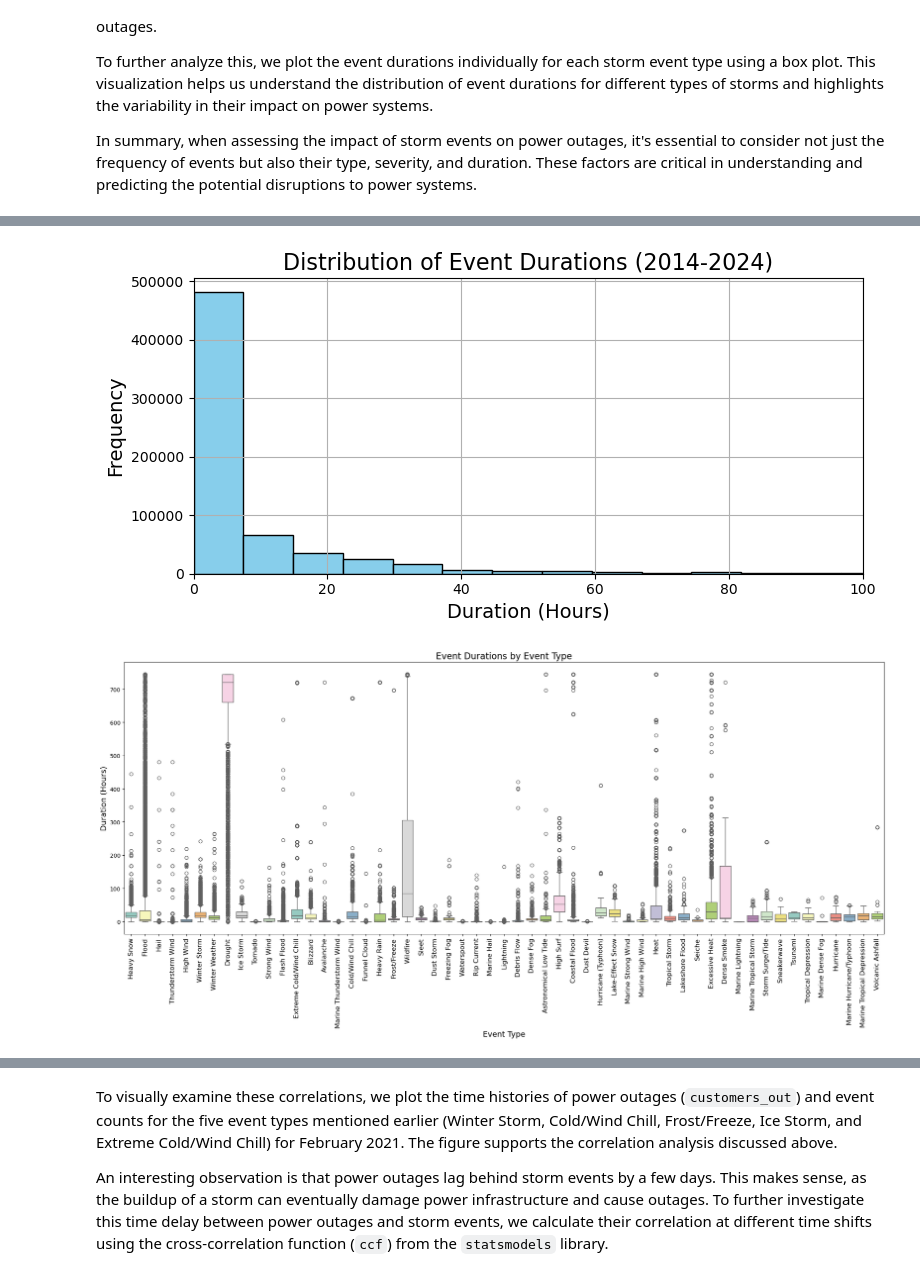
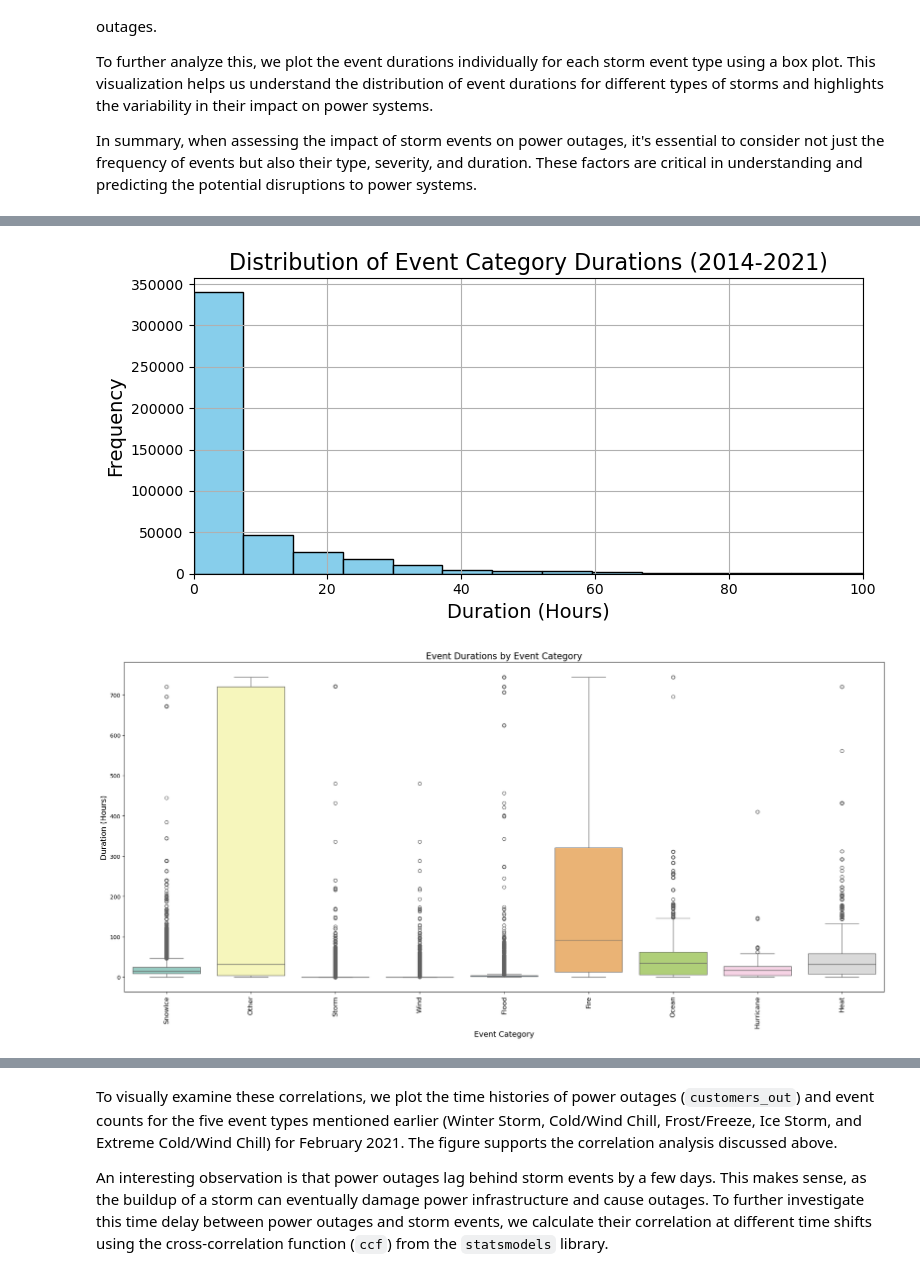
Before and after one commit to aarondweinberg/predictingpoweroutages, a Jupyter notebook: Aaron/EDA_AW.ipynb, the cells around one changed output, grey strips where cells are left out. Saved outputs shown, nothing was run; the diff lists cells and outputs as text; code cells hidden in the pictures.

```diff
--- a/Aaron/EDA_AW.ipynb
+++ b/Aaron/EDA_AW.ipynb
@@ -114,3 +281,6 @@ df_events
 | 691432 | 202406 | 23 | 1745 | 202406 | 23 | 1750 | 191388 | 1192879 | ... |
 | 691433 | 202408 | 6 | 752 | 202408 | 6 | 852 | 195694 | 1214246 | ... |
 691434 rows × 51 columns
+# %%
+# Restrict df_events to ears prior to 2022
+df_events = df_events[df_events['BEGIN_YEARMONTH'] < 202200]
@@ -136,0 +329,31 @@ array(['Heavy Snow', 'Flood', 'Hail', 'Thunderstorm Wind', 'High Wind',
+# %%
+# Create categories of event types
+
+snowice_types = ['Heavy Snow', 'Winter Storm', 'Winter Weather', 'Ice Storm', 'Extreme Cold/Wind Chill','Blizzard', 'Avalanche', 'Cold/Wind Chill', 'Frost/Freeze','Sleet','Freezing Fog', 'Lake-Effect Snow']
+
+flood_types = ['Flash Flood', 'Coastal Flood','Lakeshore Flood','Debris Flow']
+
+storm_types = ['Heavy Rain','Tropical Storm','Tropical Depression','Hail','Lightning','Marine Lightning']
+
+hurricane_types = ['Marine Hurricane/Typhoon','Hurricane','Hurricane (Typhoon)']
+
+heat_types = ['Excessive Heat', 'Heat']
+
+fire_types= ['Wildfire','Dense Smoke']
+
+wind_types = ['Marine Strong Wind', 'Marine High Wind', 'High Wind', 'Strong Wind', 'Thunderstorm Wind', 'Marine Thunderstorm Wind','Tornado','Waterspout', 'Funnel Cloud']
+
+ocean_types = ['Rip Current','Astronomical Low Tide', 'Marine Dense Fog','Marine Tropical Depression','Marine Hail','High Surf', 'Marine Tropical Storm', 'Seiche','Storm Surge/Tide', 'Tsunami', 'Sneakerwave']
+
+other_types = ['Drought','Dust Storm', 'Dense Fog', 'Dust Devil', 'Volcanic Ashfall']
+
+# Add a new column to df_events that recodes EVENT_TYPE into the listed categories above
+df_events['EVENT_CATEGORY'] = df_events['EVENT_TYPE'].apply(lambda x: 'SnowIce' if x in snowice_types else
+                                                             'Flood' if x in flood_types else
+                                                             'Storm' if x in storm_types else
+                                                             'Hurricane' if x in hurricane_types else
+                                                             'Heat' if x in heat_types else
+                                                             'Fire' if x in fire_types else
+                                                             'Wind' if x in wind_types else
+                                                             'Ocean' if x in ocean_types else
+                                                             'Other')
@@ -187,26 +468,26 @@ df_events['DURATION_HOURS'] = (df_events['END_DATETIME'] - df_events['BEGIN_DATE
 # %%
 # Plot histogram for DURATION_HOURS
 plt.figure(figsize=(8, 4))
 plt.hist(df_events['DURATION_HOURS'], bins=100, color='skyblue', edgecolor='black')
-plt.title('Distribution of Event Durations (2014-2024)', fontsize=16)
+plt.title('Distribution of Event Category Durations (2014-2021)', fontsize=16)
 plt.xlabel('Duration (Hours)', fontsize=14)
 plt.ylabel('Frequency', fontsize=14)
 plt.xlim(0, 100)  # Adjust limit to focus on long-duration events
 plt.grid(True)
 plt.tight_layout()
 plt.show()
 
 # Plot boxplot for DURATION_HOURS for every storm event
 plt.figure(figsize=(20, 10))
-sns.boxplot(data=df_events, x='EVENT_TYPE', y='DURATION_HOURS', showfliers=True, palette="Set3")
-plt.title('Event Durations by Event Type', fontsize=16)
-plt.xlabel('Event Type', fontsize=14)
+sns.boxplot(data=df_events, x='EVENT_CATEGORY', y='DURATION_HOURS', showfliers=True, palette="Set3")
+plt.title('Event Durations by Event Category', fontsize=16)
+plt.xlabel('Event Category', fontsize=14)
 plt.ylabel('Duration (Hours)', fontsize=14)
 plt.xticks(rotation=90, fontsize=12)
 plt.tight_layout()
 plt.show()
 # %% [output]
-[figure, old version]
+[figure, new version]
-[figure, old version]
+[figure, new version]
 # %% [markdown]
 ## Combined Datasets: Basic Correlation Analysis
```
Also changed, not shown: parts of 31 cells of this notebook.
